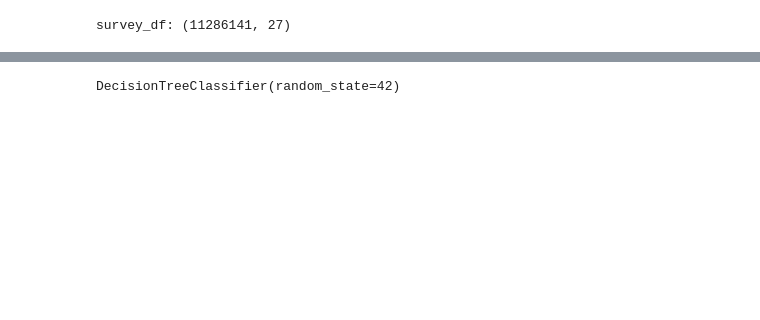
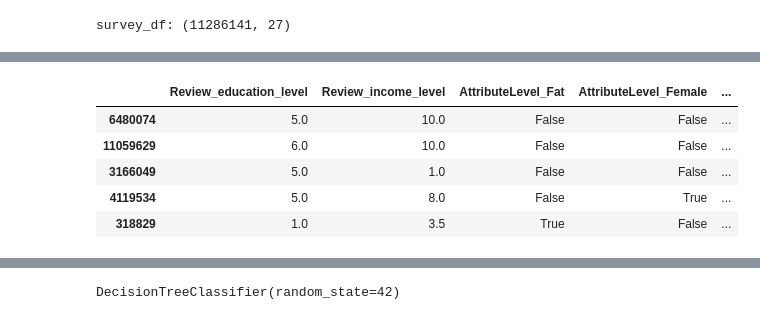
Before and after one commit to elizabethhli/cog403_project, a Jupyter notebook: decisiontree.ipynb, the cells around one changed output, grey strips where cells are left out. Drawn from its saved outputs; the diff is of its cells as text; code cells hidden in the pictures; blank space fills up the shorter version.

```diff
--- a/decisiontree.ipynb
+++ b/decisiontree.ipynb
@@ -78,0 +73,52 @@ y: (883373, 1)
+# %%
+# Convert Reviewer income to income level and education to education level
+income_mapping = {
+    'under5000': 0,          # Represent under $5,000 with 0
+    '5000': 0.5,            # Lower bound for 10,000
+    '10000': 1,          # Lower bound for 15,000
+    '15000': 1.5,          # Lower bound for 25,000
+    '25000': 2.5,          # Lower bound for 35,000
+    '35000': 3.5,          # Lower bound for 50,000
+    '50000': 5,          # Lower bound for 80,000
+    '80000': 8,          # Lower bound for 100,000
+    'above100000': 10,   # Represent Over $100,000 with 10
+    'default': np.nan
+}
+
+# Mapping for 'Review_education'
+education_mapping = {
+    'underHigh': 1,
+    'high': 2,
+    'vocational': 3,
+    'college': 4,
+    'bachelor': 5,
+    'graduate': 6,
+    'other': np.nan,
+    'default': np.nan
+}
+
+# Convert categorical values to numeric
+sampled_df['Review_income_level'] = sampled_df['Review_income'].map(income_mapping)
+sampled_df['Review_education_level'] = sampled_df['Review_education'].map(education_mapping)
+
+# Drop rows with NaN values
+sampled_df.dropna(subset=['Review_education_level', 'Review_income_level'], inplace=True)
+
+# Drop columns Review_education and Review_income
+sampled_df.drop('Review_education', axis=1, inplace=True)
+sampled_df.drop('Review_income', axis=1, inplace=True)
+
+# Drop rows where 'Review_gender' is 'other' or 'default'
+sampled_df = sampled_df[~sampled_df['Review_gender'].isin(['other', 'default', 'apache helicopter', 'others'])]
+
+# Convert columns to one-hot columns
+onehot_columns = ['AttributeLevel', 'Review_education_level', 'Review_gender', 'Review_income_level']
+one_hot_encoded_df = pd.get_dummies(sampled_df[onehot_columns])
+one_hot_encoded_df.head()
+# %% [output]
+|  | Review_education_level | Review_income_level | AttributeLevel_Fat | AttributeLevel_Female | ... |
+| 6480074 | 5.0 | 10.0 | False | False | ... |
+| 11059629 | 6.0 | 10.0 | False | False | ... |
+| 3166049 | 5.0 | 1.0 | False | False | ... |
+| 4119534 | 5.0 | 8.0 | False | True | ... |
+| 318829 | 1.0 | 3.5 | True | False | ... |
```
Also changed, not shown: parts of 28 cells of this notebook.
